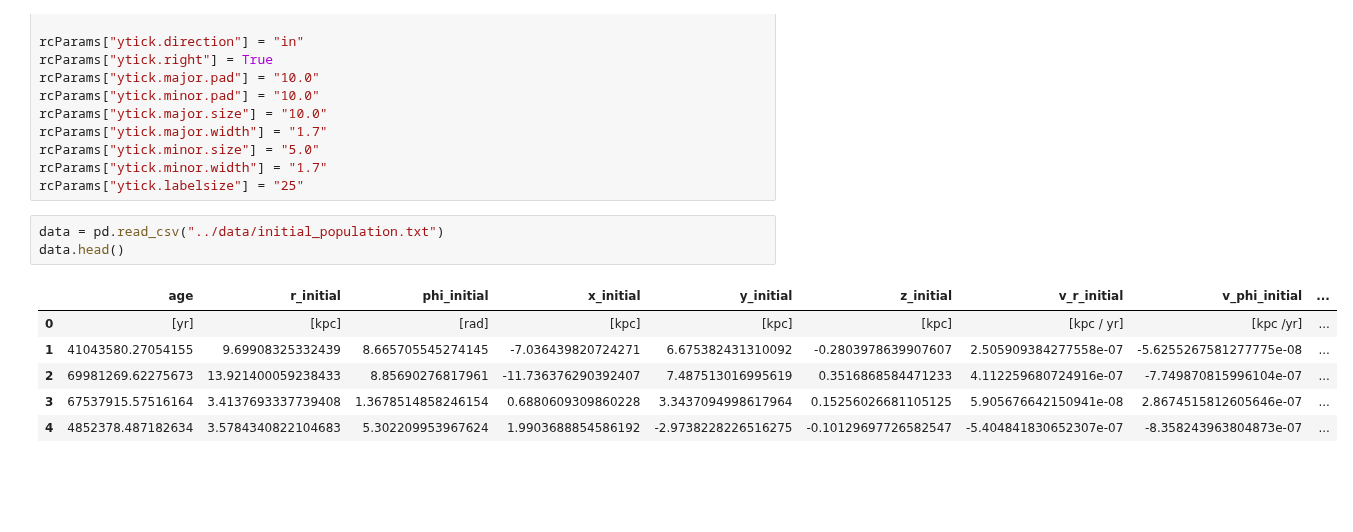
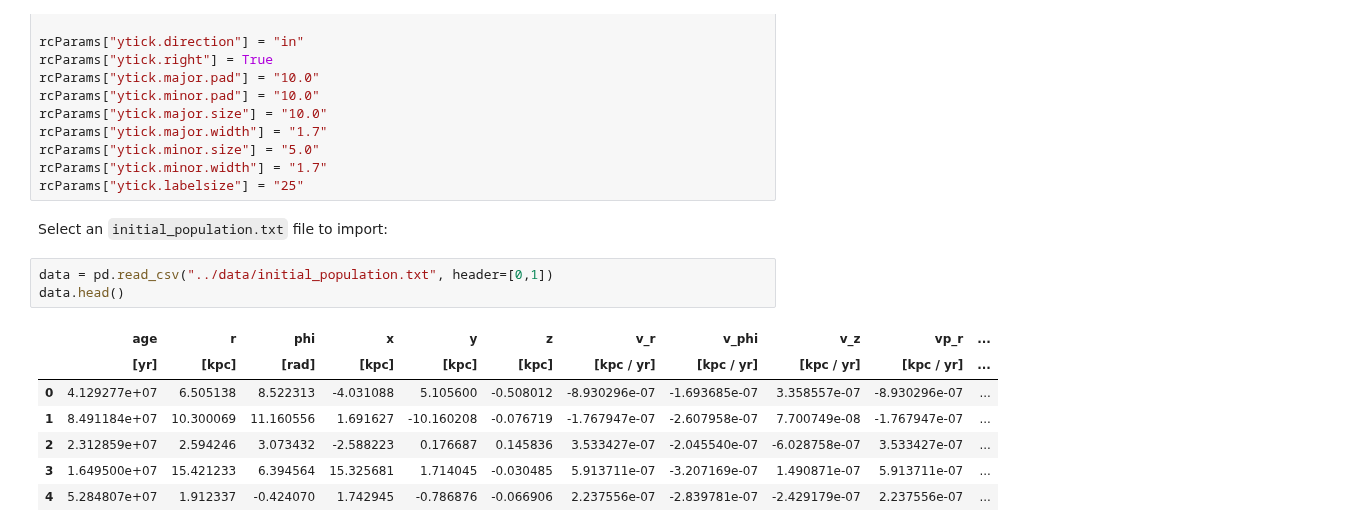
Before and after one commit to ice-csic-astroexotic/ML-Poppyns, a Jupyter notebook: examples/simulator/initial_population_plots.ipynb, the cells around one changed output. Drawn from its saved outputs; the diff is of its cells as text; blank space fills up the shorter version.

```diff
--- a/examples/simulator/initial_population_plots.ipynb
+++ b/examples/simulator/initial_population_plots.ipynb
@@ -41,13 +43,16 @@ rcParams["ytick.major.width"] = "1.7"
 rcParams["ytick.minor.size"] = "5.0"
 rcParams["ytick.minor.width"] = "1.7"
 rcParams["ytick.labelsize"] = "25"
+# %% [markdown]
+Select an `initial_population.txt` file to import:
 # %%
-data = pd.read_csv("../data/initial_population.txt")
+data = pd.read_csv("../data/initial_population.txt", header=[0,1])
 data.head()
 # %% [output]
-|  | age | r_initial | phi_initial | x_initial | y_initial | z_initial | v_r_initial | v_phi_initial | ... |
-| 0 | [yr] | [kpc] | [rad] | [kpc] | [kpc] | [kpc] | [kpc / yr] | [kpc /yr] | ... |
-| 1 | 41043580.27054155 | 9.69908325332439 | 8.665705545274145 | -7.036439820724271 | 6.675382431310092 | -0.2803978639907607 | 2.505909384277558e-07 | -5.6255267581277775e-08 | ... |
-| 2 | 69981269.62275673 | 13.921400059238433 | 8.85690276817961 | -11.736376290392407 | 7.487513016995619 | 0.3516868584471233 | 4.112259680724916e-07 | -7.749870815996104e-07 | ... |
-| 3 | 67537915.57516164 | 3.4137693337739408 | 1.3678514858246154 | 0.6880609309860228 | 3.3437094998617964 | 0.15256026681105125 | 5.905676642150941e-08 | 2.8674515812605646e-07 | ... |
-| 4 | 4852378.487182634 | 3.5784340822104683 | 5.302209953967624 | 1.9903688854586192 | -2.9738228226516275 | -0.10129697726582547 | -5.404841830652307e-07 | -8.358243963804873e-07 | ... |
+|  | age | r | phi | x | y | z | v_r | v_phi | v_z | vp_r | ... |
+|  | [yr] | [kpc] | [rad] | [kpc] | [kpc] | [kpc] | [kpc / yr] | [kpc / yr] | [kpc / yr] | [kpc / yr] | ... |
+| 0 | 4.129277e+07 | 6.505138 | 8.522313 | -4.031088 | 5.105600 | -0.508012 | -8.930296e-07 | -1.693685e-07 | 3.358557e-07 | -8.930296e-07 | ... |
+| 1 | 8.491184e+07 | 10.300069 | 11.160556 | 1.691627 | -10.160208 | -0.076719 | -1.767947e-07 | -2.607958e-07 | 7.700749e-08 | -1.767947e-07 | ... |
+| 2 | 2.312859e+07 | 2.594246 | 3.073432 | -2.588223 | 0.176687 | 0.145836 | 3.533427e-07 | -2.045540e-07 | -6.028758e-07 | 3.533427e-07 | ... |
+| 3 | 1.649500e+07 | 15.421233 | 6.394564 | 15.325681 | 1.714045 | -0.030485 | 5.913711e-07 | -3.207169e-07 | 1.490871e-07 | 5.913711e-07 | ... |
+| 4 | 5.284807e+07 | 1.912337 | -0.424070 | 1.742945 | -0.786876 | -0.066906 | 2.237556e-07 | -2.839781e-07 | -2.429179e-07 | 2.237556e-07 | ... |
```
Also changed, not shown: parts of 15 cells of this notebook, 3 other files.
